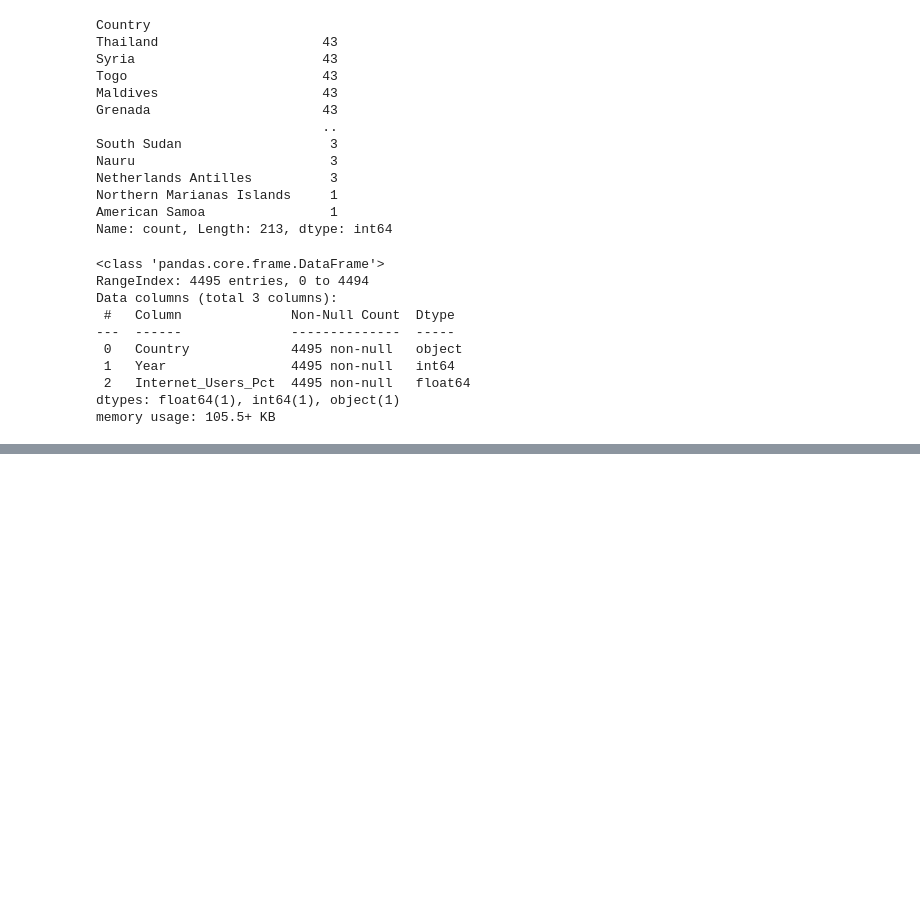
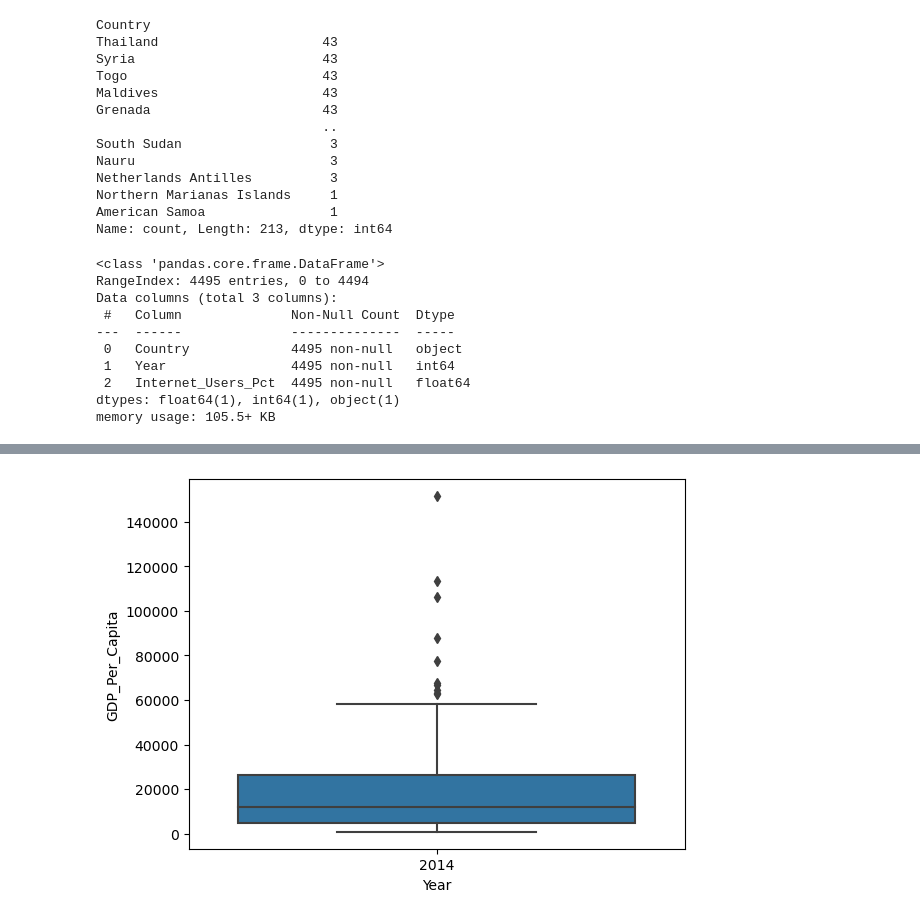
Before and after one commit to NSS-Data-Analytics-Cohort-11/undata-eemchadwick, a Jupyter notebook: notebook/UN_data_analysis.ipynb, the cells around one changed output, grey strips where cells are left out. Saved outputs shown, nothing was run; the diff lists cells and outputs as text; code cells hidden in the pictures; blank space fills up the shorter version.

```diff
--- a/notebook/UN_data_analysis.ipynb
+++ b/notebook/UN_data_analysis.ipynb
@@ -856,0 +857,5 @@ plt.show()
+# %%
+sns.boxplot( x=gdp_and_internet_use_2014["Year"], y=gdp_and_internet_use_2014["GDP_Per_Capita"] )
+plt.show()
+# %% [output]
+[figure, added]
```
Also changed, not shown: parts of 55 cells of this notebook.
